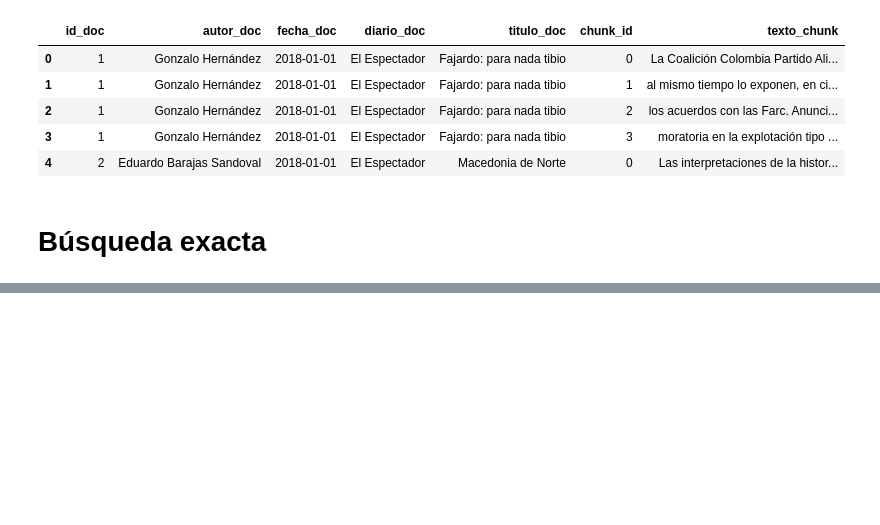
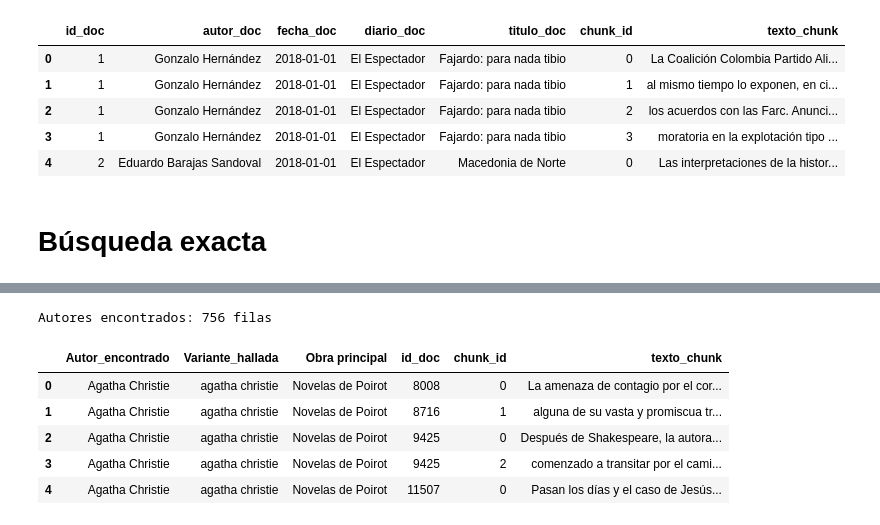
Before and after one commit to BMSS-EAFIT-Projects/HumanidadesDigitales, a Jupyter notebook: notebooks/12_busqueda_lugares_personajes.ipynb, the cells around one changed output, grey strips where cells are left out. Saved outputs shown, nothing was run; the diff lists cells and outputs as text; code cells hidden in the pictures; blank space fills up the shorter version.

```diff
--- a/notebooks/12_busqueda_lugares_personajes.ipynb
+++ b/notebooks/12_busqueda_lugares_personajes.ipynb
@@ -30,0 +33,12 @@ len(df_lugares), len(df_personajes)
+# %%
+# Combinar obras de df_personajes y df_lugares
+df_obras = pd.concat([
+    df_personajes[['Autor', 'Obra principal']],
+    df_lugares[['Autor', 'Obra principal']]
+], ignore_index=True)
+
+# Eliminar duplicados
+df_obras = df_obras.drop_duplicates().reset_index(drop=True)
+
+print(f"Obras únicas encontradas: {len(df_obras)}")
+df_obras.head()
@@ -269,0 +197,19 @@ print("✅ Excel guardado en ../data/processed/coincidencias_literarias.xlsx")
+# %%
+# Buscar autores
+df_res_autor = buscar_terminos(
+    df_terminos = df_obras,
+    col_nombres = 'Autor',
+    col_canon   = 'Autor',
+    col_salida  = 'Autor_encontrado',
+    df_chunks   = df_chunks,
+)
+print(f"Autores encontrados: {len(df_res_autor):,} filas")
+df_res_autor.head()
+# %% [output]
+Autores encontrados: 756 filas
+|  | Autor_encontrado | Variante_hallada | Obra principal | id_doc | chunk_id | texto_chunk |
+| 0 | Agatha Christie | agatha christie | Novelas de Poirot | 8008 | 0 | La amenaza de contagio por el cor... |
+| 1 | Agatha Christie | agatha christie | Novelas de Poirot | 8716 | 1 | alguna de su vasta y promiscua tr... |
+| 2 | Agatha Christie | agatha christie | Novelas de Poirot | 9425 | 0 | Después de Shakespeare, la autora... |
+| 3 | Agatha Christie | agatha christie | Novelas de Poirot | 9425 | 2 | comenzado a transitar por el cami... |
+| 4 | Agatha Christie | agatha christie | Novelas de Poirot | 11507 | 0 | Pasan los días y el caso de Jesús... |
```
Also changed, not shown: parts of 13 cells of this notebook, 20 other files.
